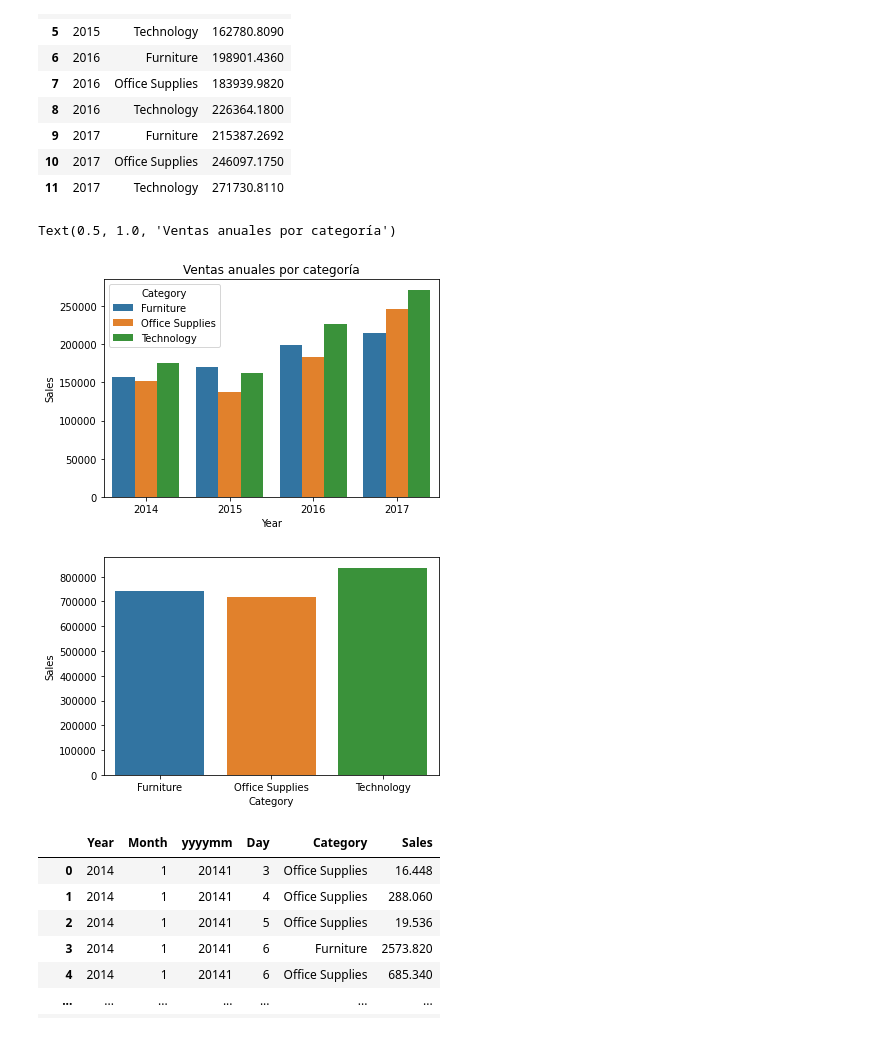
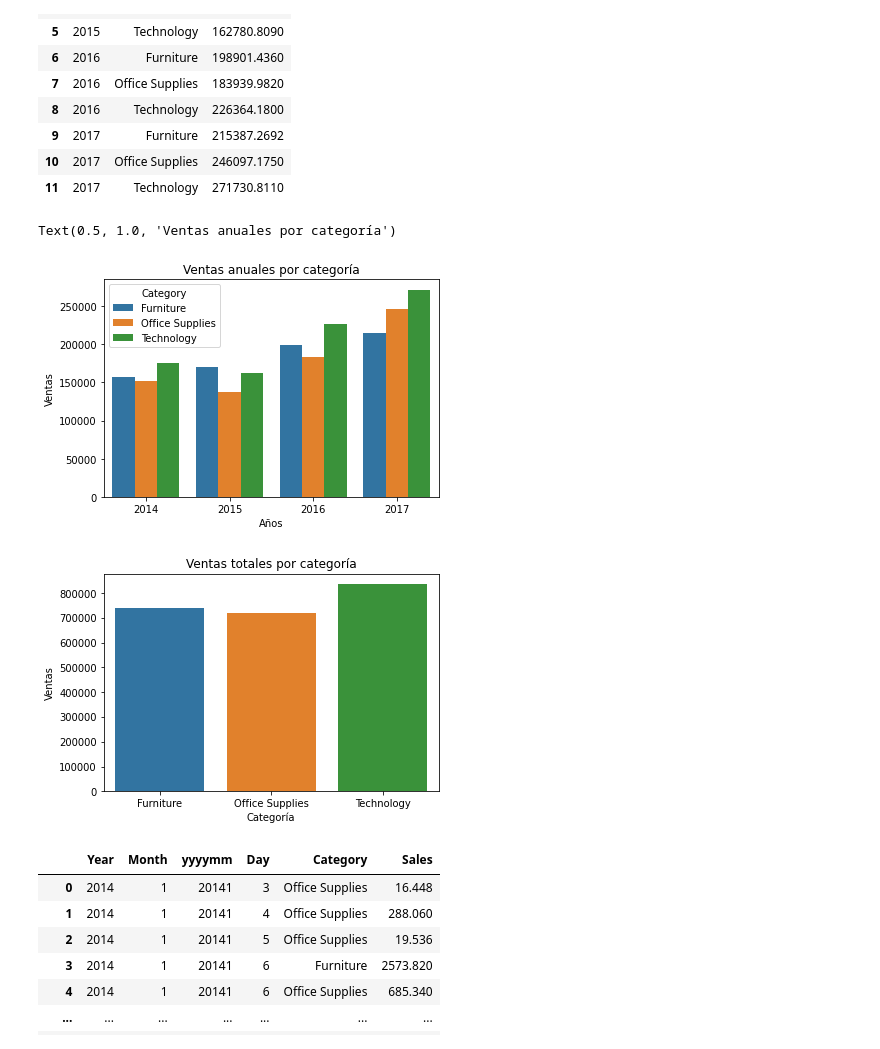
Before and after one commit to IgnacioVilar/Entrega-Analtica-Empresarial, a Jupyter notebook: Trabajo_Final_Analítica.ipynb, the cells around one changed output. Drawn from its saved outputs; the diff is of its cells as text; code cells hidden in the pictures.

```diff
--- a/Trabajo_Final_Analítica.ipynb
+++ b/Trabajo_Final_Analítica.ipynb
@@ -191,15 +226,20 @@ ventas_año_categoria
 # %%
 import seaborn as sns
 sns.barplot(data=ventas_año_categoria, x="Year", y="Sales", hue="Category")
+plt.xlabel("Años")
+plt.ylabel("Ventas")
 plt.title("Ventas anuales por categoría")
 # %% [output]
 Text(0.5, 1.0, 'Ventas anuales por categoría')
-[figure, old version]
+[figure, new version]
 # %%
 sns.barplot(data=ventas_categoria, x="Category", y="Sales")
+plt.title("Ventas totales por categoría")
+plt.xlabel("Categoría")
+plt.ylabel("Ventas")
 plt.show()
 # %% [output]
-[figure, old version]
+[figure, new version]
 # %%
 auxiliar= datos[['Year','Month','yyyymm','Day','Category','Sales']].groupby(['Year','Month','yyyymm','Day','Category'],as_index=False).sum()
 auxiliar
```
Also changed, not shown: parts of 31 cells of this notebook.
